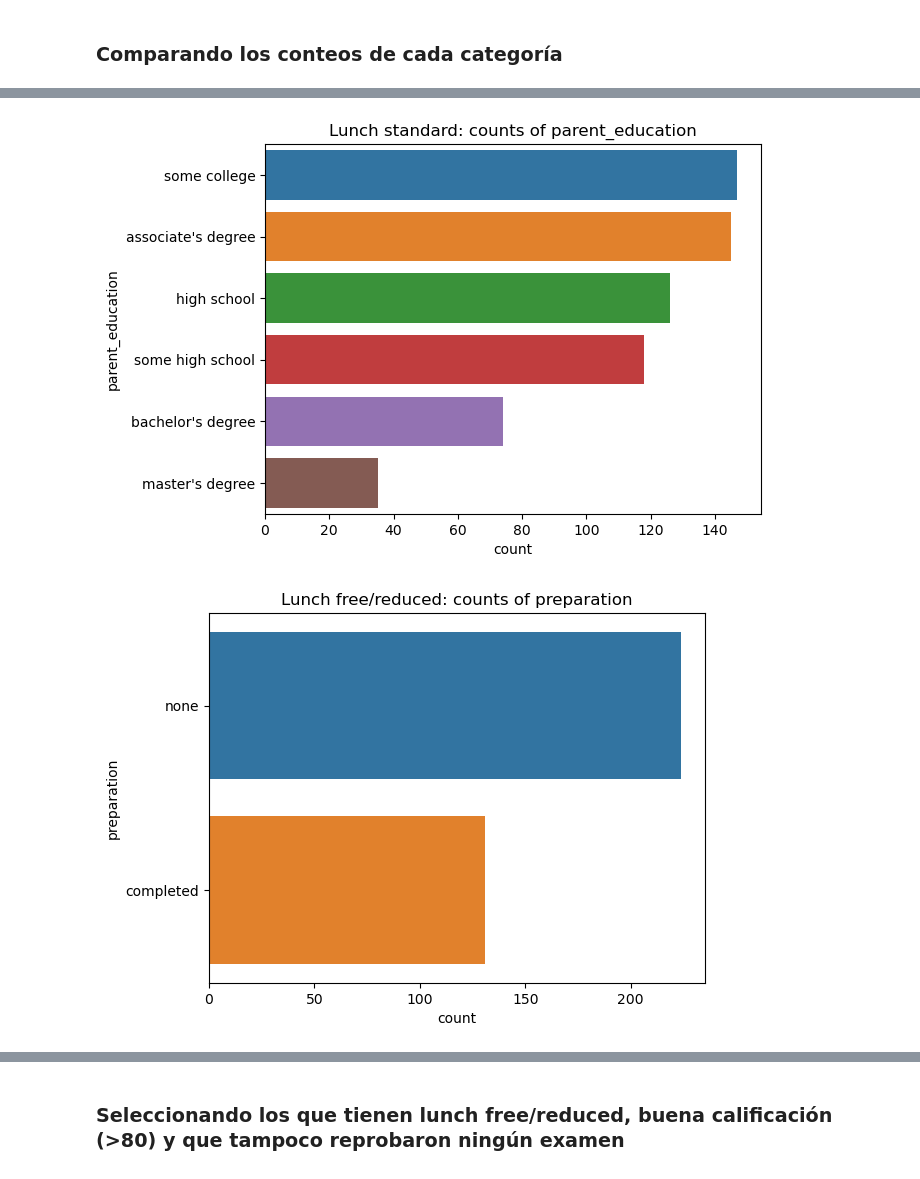
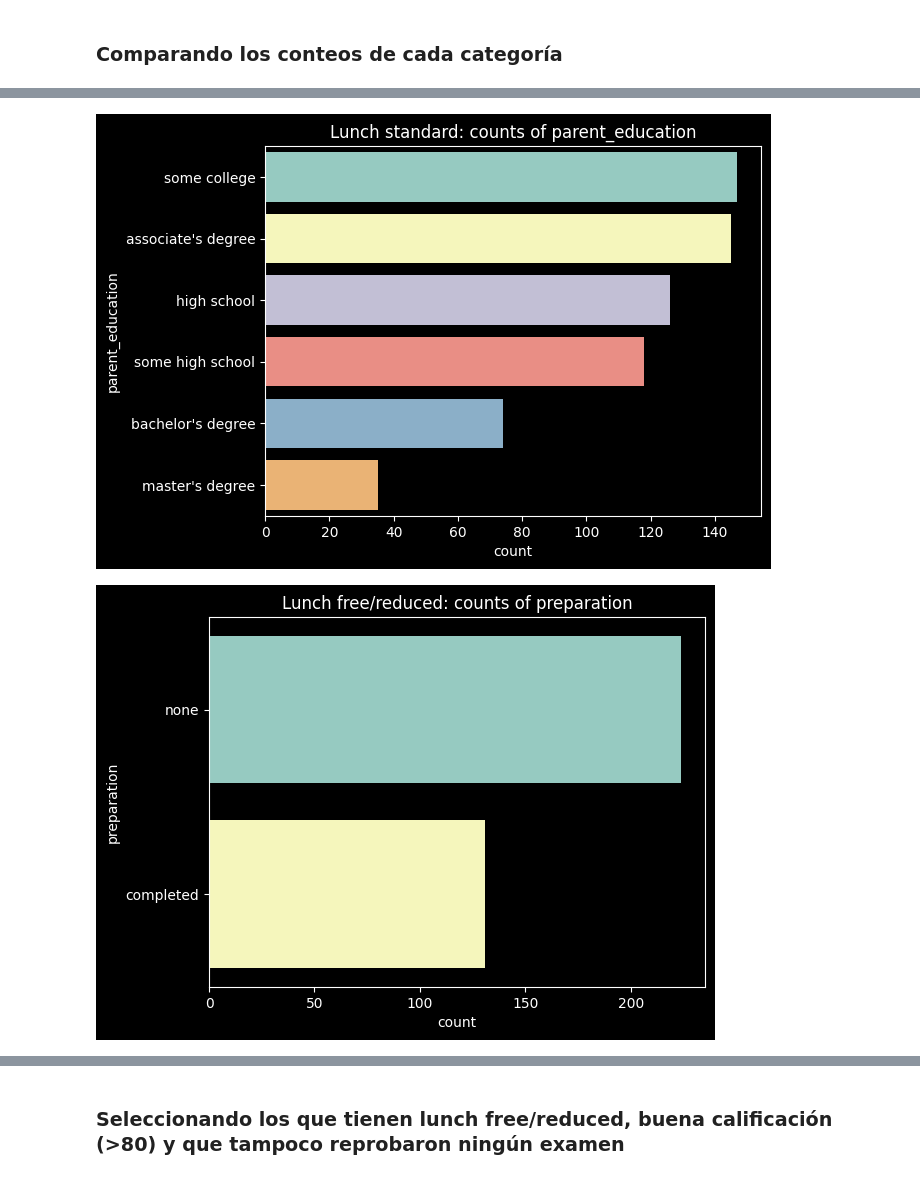
Before and after one commit to MarioChvx/ciencia_de_datos_PAMBAZO, a Jupyter notebook: proyectos/unidad1/proyecto_eda/nueva_expo.ipynb, the cells around one changed output, grey strips where cells are left out. Saved outputs shown, nothing was run; the diff lists cells and outputs as text; code cells hidden in the pictures.

```diff
--- a/proyectos/unidad1/proyecto_eda/nueva_expo.ipynb
+++ b/proyectos/unidad1/proyecto_eda/nueva_expo.ipynb
@@ -123,11 +123,13 @@ for category in df_free.select_dtypes(include=object).columns:
         order=df_free[category].value_counts(ascending=False).index
     )
     plt.title(f'Lunch free/reduced: counts of {category}')
+    plt.style.use("dark_background")
     plt.show()
     sns.countplot(
         y=df_standard[category],
         order=df_standard[category].value_counts(ascending=False).index
     )
     plt.title(f'Lunch standard: counts of {category}')
+    plt.style.use("dark_background")
     plt.show()
 # %% [output]
@@ -139,2 +141,2 @@ for category in df_free.select_dtypes(include=object).columns:
-[figure, old version]
+[figure, new version]
-[figure, old version]
+[figure, new version]
```
Also changed, not shown: parts of 4 cells of this notebook.
